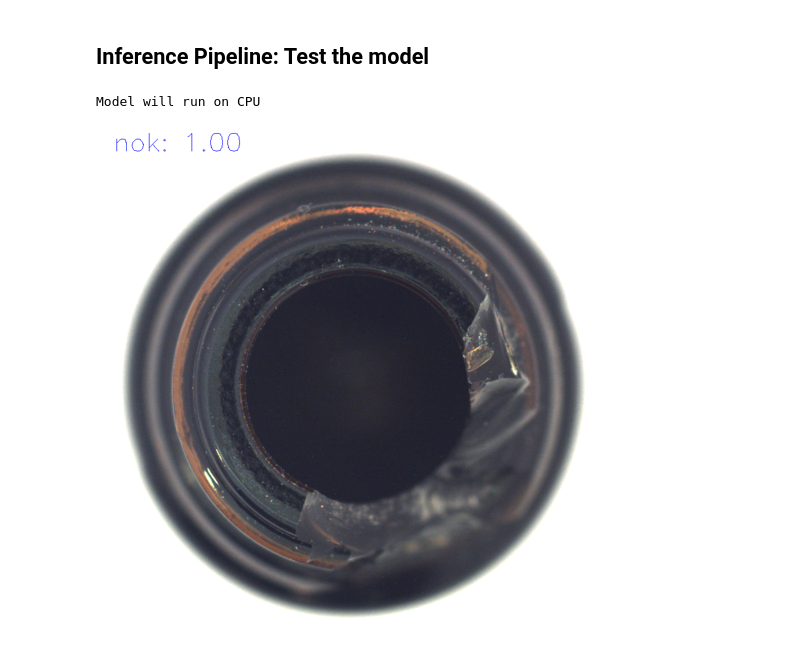
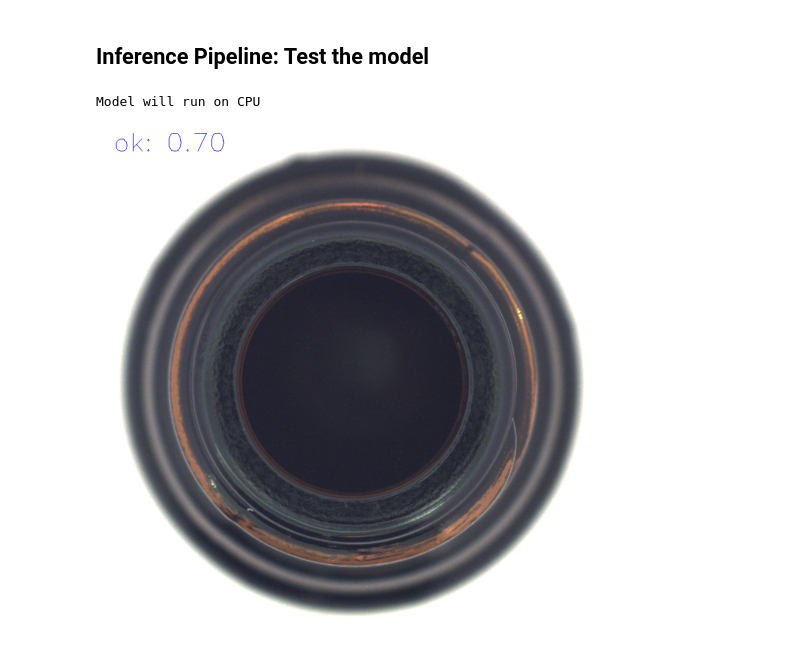
Before and after one commit to manuelrucci7/deep-learning-course, a Jupyter notebook: colab/Ultralytics_Classifier.ipynb, the cells around one changed output. Cells and saved outputs as stored; diff of their text form; code cells hidden in the pictures.

```diff
--- a/colab/Ultralytics_Classifier.ipynb
+++ b/colab/Ultralytics_Classifier.ipynb
@@ -199,12 +200,12 @@ class Yolov8Inference:
         return im_draw
 # %%
 model = Yolov8Inference("/content/tmp_training/train/weights/best.pt")
-for f in filename_nok:
+for f in filename_ok:
     im = cv2.imread(f, cv2.IMREAD_COLOR)
     im = cv2.cvtColor(im, cv2.COLOR_BGR2RGB)
     im_draw = model.predict(im)
     display(Image.fromarray(im_draw).resize((512,512)))
     break
 # %% [output]
 Model will run on CPU
-[figure, old version]
+[figure, new version]
```
Also changed, not shown: parts of 2 cells of this notebook.
